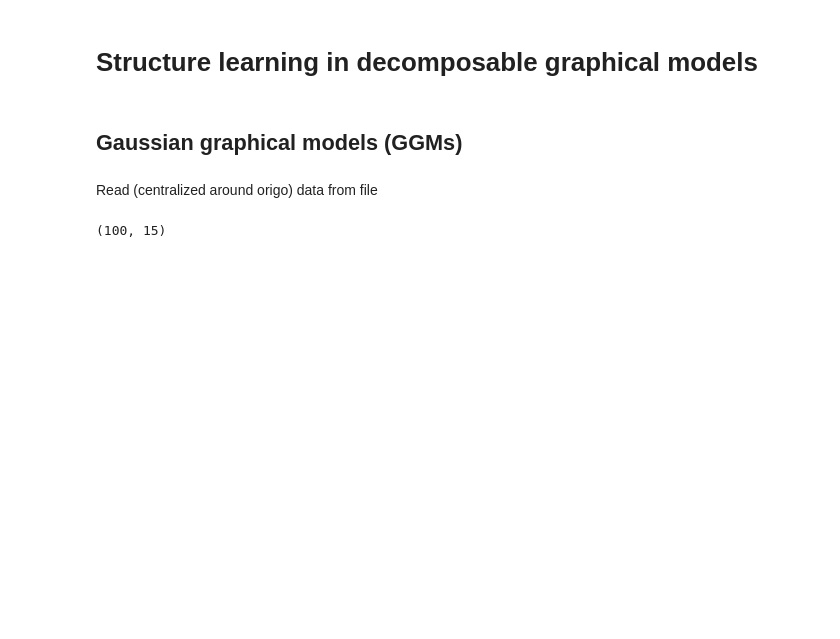
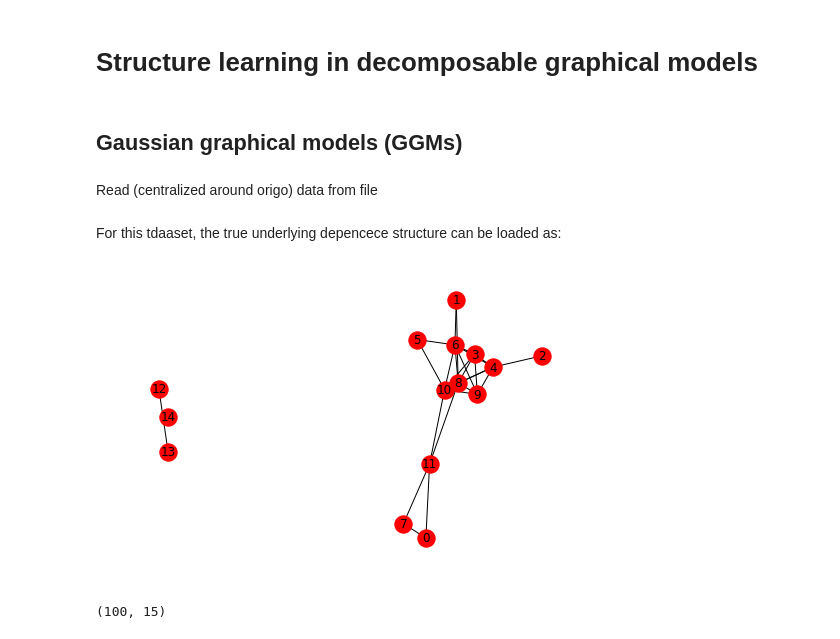
Before and after one commit to felixleopoldo/trilearn, a Jupyter notebook: example.ipynb, the cells around one changed output. Drawn from its saved outputs; the diff is of its cells as text; code cells hidden in the pictures; blank space fills up the shorter version.

```diff
--- a/example.ipynb
+++ b/example.ipynb
@@ -11,6 +15,14 @@ np.random.seed(2)
 Read (centralized around origo) data from file
 # %%
 df = pd.read_csv("sample_data/dataset_p15.csv", header=None)
+# %% [markdown]
+For this tdaaset, the true underlying depencece structure can be loaded as:
+# %%
+true_graph = glib.from_json_file("sample_data/graph_p15.json")
+# %%
+nx.draw(true_graph, with_labels=True)
+# %% [output]
+[figure, added]
 # %%
 df.shape
 # %% [output]
```
Also changed, not shown: parts of 23 cells of this notebook, 4 other files.
